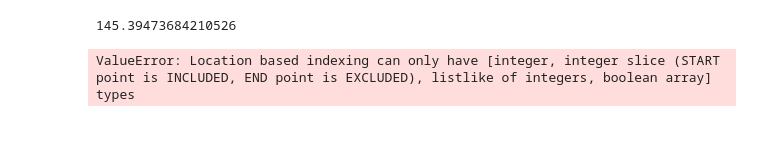
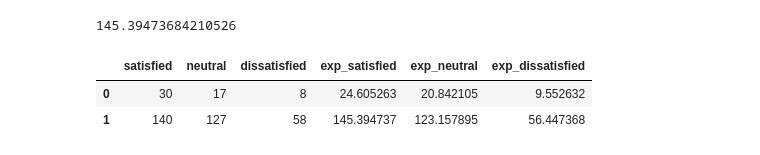
Before and after one commit to eponkratova/statistics, a Jupyter notebook: code.ipynb, the cells around one changed output. Cells and saved outputs as stored; diff of their text form; code cells hidden in the pictures.

Commit message:
continue with contigency table

```diff
--- a/code.ipynb
+++ b/code.ipynb
@@ -1277,9 +1277,12 @@ def degree_of_freedom(data):
 #exp_neut = (df.iloc[1, 1:].sum() * df.iloc[:, 1].sum()) / float(df.iloc[:, 1:].sum().sum())
 # %% [output]
 145.39473684210526
-# %%
-for i, row in df_dropped.iterrows():
-    for j, column in row.iteritems():
-        data[row][column] = df_dropped.iloc[i, 3] * df_dropped.iloc[2, j]
-# %% [output]
-ValueError: Location based indexing can only have [integer, integer slice (START point is INCLUDED, END point is EXCLUDED), listlike of integers, boolean array] types
+# %%
+t = df_dropped.loc['col_sum', 'row_sum']
+arr = np.outer(df_dropped['row_sum'], df_dropped.loc['col_sum']) / float(t)
+df1 = pd.DataFrame(arr[:2,:3], columns = df_dropped.columns[:-1]).add_prefix('exp_')
+df = pd.concat([df_dropped.iloc[:-1, :-1], df1], axis = 1); df
+# %% [output]
+|  | satisfied | neutral | dissatisfied | exp_satisfied | exp_neutral | exp_dissatisfied |
+| 0 | 30 | 17 | 8 | 24.605263 | 20.842105 | 9.552632 |
+| 1 | 140 | 127 | 58 | 145.394737 | 123.157895 | 56.447368 |
```
Also changed, not shown: parts of 1 cell of this notebook.
